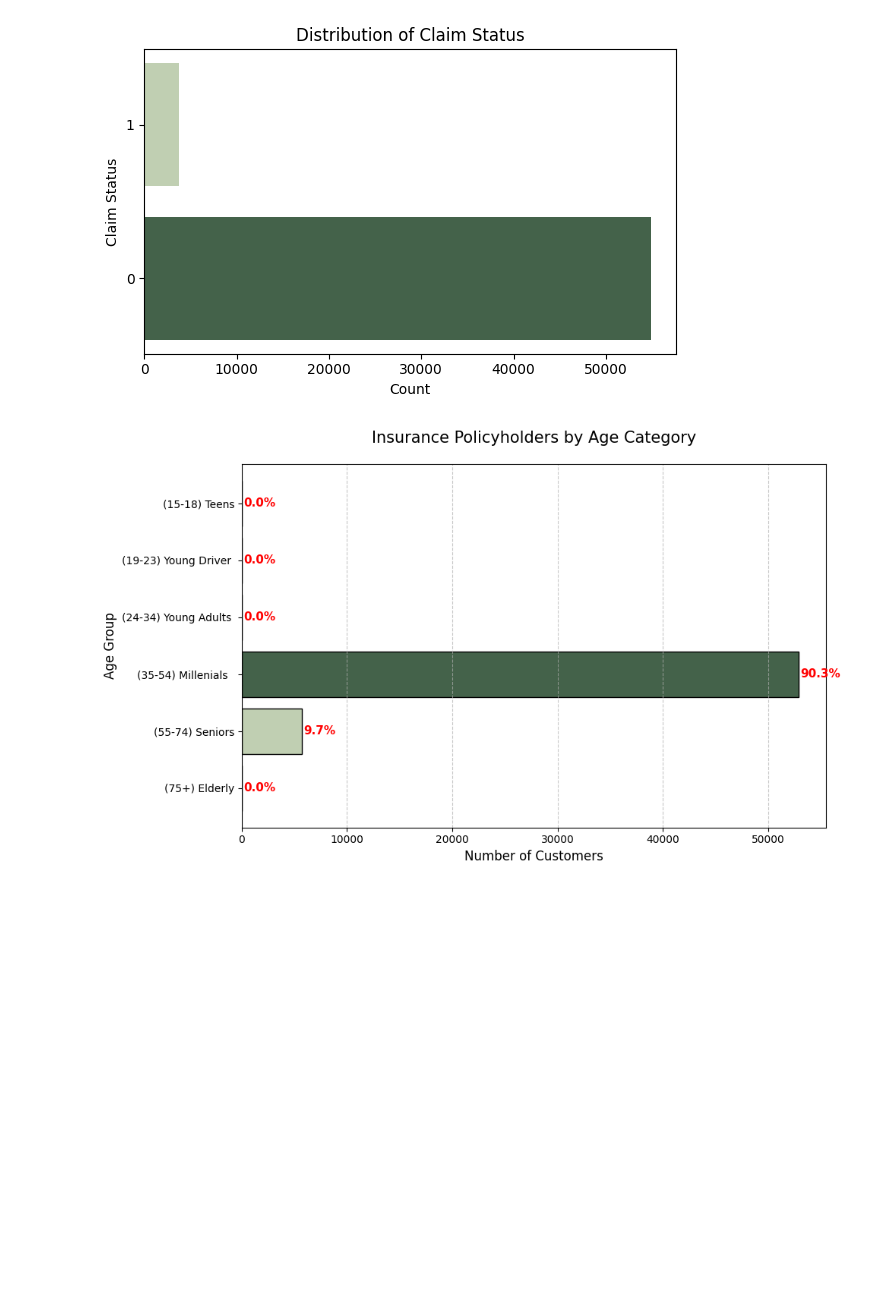
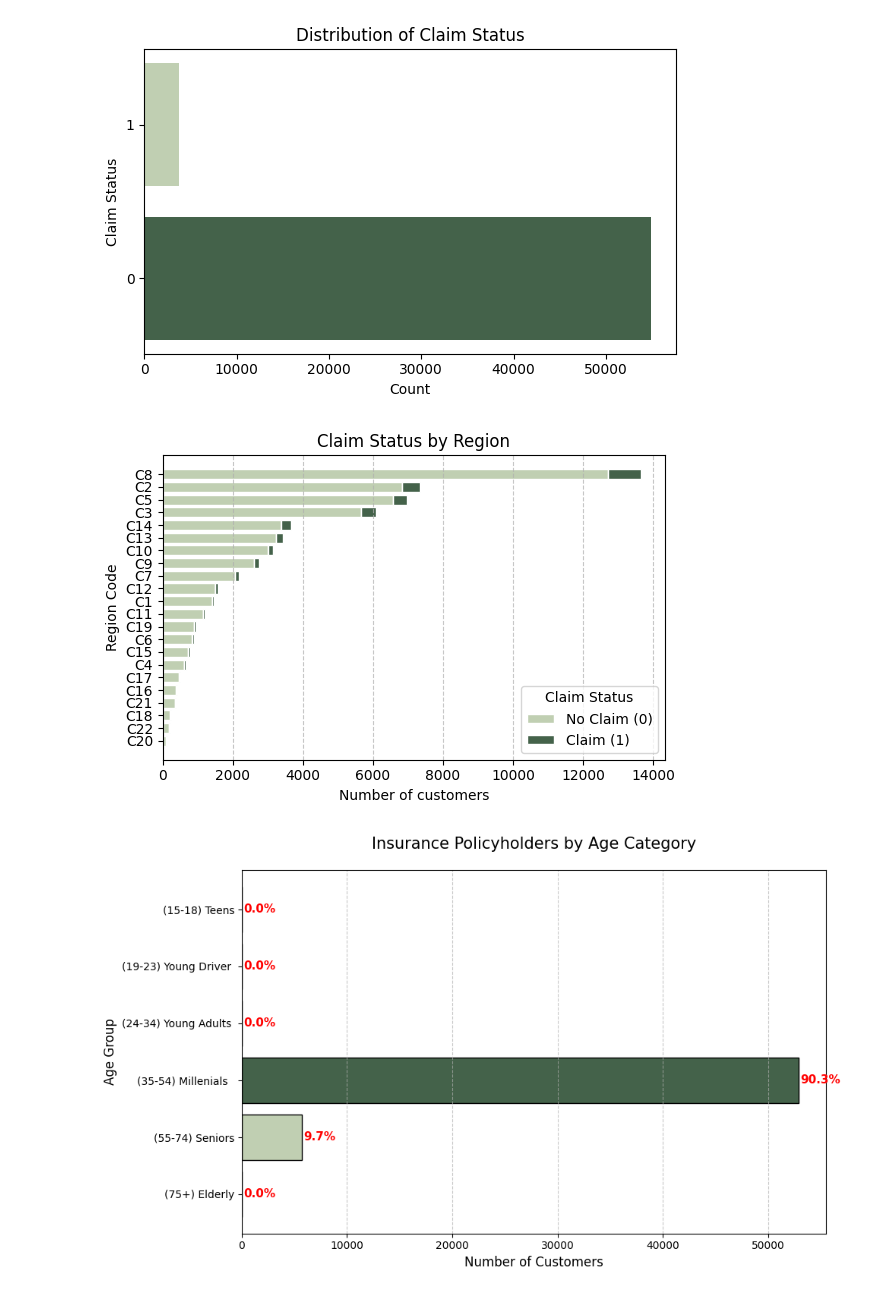
Before and after one commit to tylerrleee/Auto-Insurance-Predictive-Model, a Jupyter notebook: eda.ipynb, the cells around one changed output. Drawn from its saved outputs; the diff is of its cells as text; code cells hidden in the pictures; blank space fills up the shorter version.

```diff
--- a/eda.ipynb
+++ b/eda.ipynb
@@ -189,6 +189,37 @@ plt.tight_layout()
 plt.show()
 # %% [output]
 [figure]
+# %%
+plt.figure(figsize=(6, 4))
+
+# How many 0s and 1s exist for each region code
+region_claims = pd.crosstab(df['region_code'], df['claim_status'])
+
+# Sort by descending holders
+region_claims['total'] = region_claims[0] + region_claims[1]
+region_claims = region_claims.sort_values('total', ascending=True)
+
+# Base Bars
+plt.barh(region_claims.index.astype(str), region_claims[0],
+         color='#c0cfb2', edgecolor='white', label='No Claim (0)')
+
+# Stacked Bars
+plt.barh(region_claims.index.astype(str), region_claims[1],
+         left=region_claims[0], # Left then right
+         color='#44624a', edgecolor='white', label='Claim (1)')
+
+plt.xlabel('Number of customers')
+plt.ylabel('Region Code')
+plt.title('Claim Status by Region')
+
+plt.legend(title='Claim Status')
+
+plt.grid(axis='x', linestyle='--', alpha=0.7)
+
+plt.tight_layout()
+plt.show()
+# %% [output]
+[figure, added]
 # %%
 bins = [15, 19, 24, 34, 54, 74, 100]
 labels = [
```
Also changed, not shown: parts of 3 cells of this notebook.
